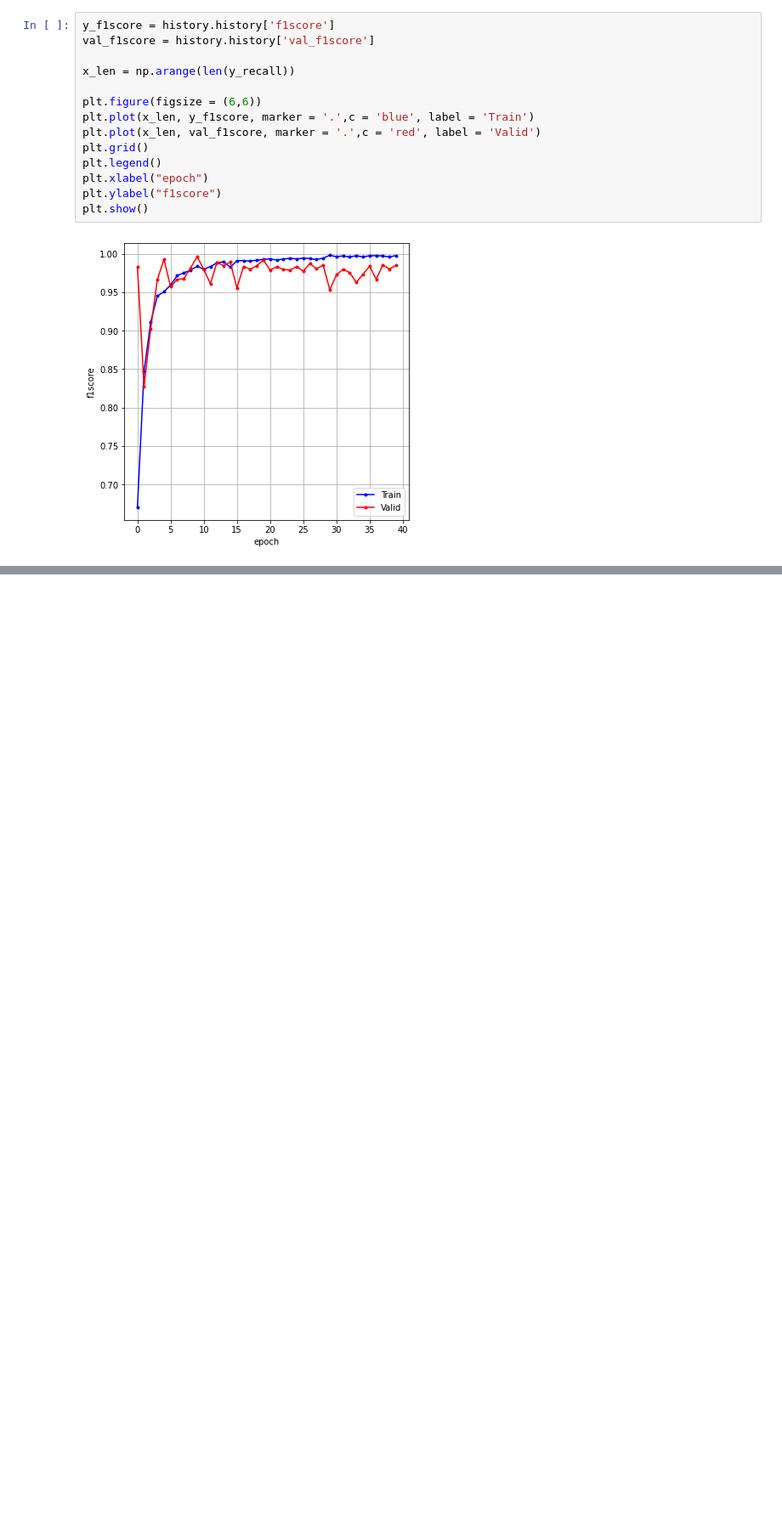
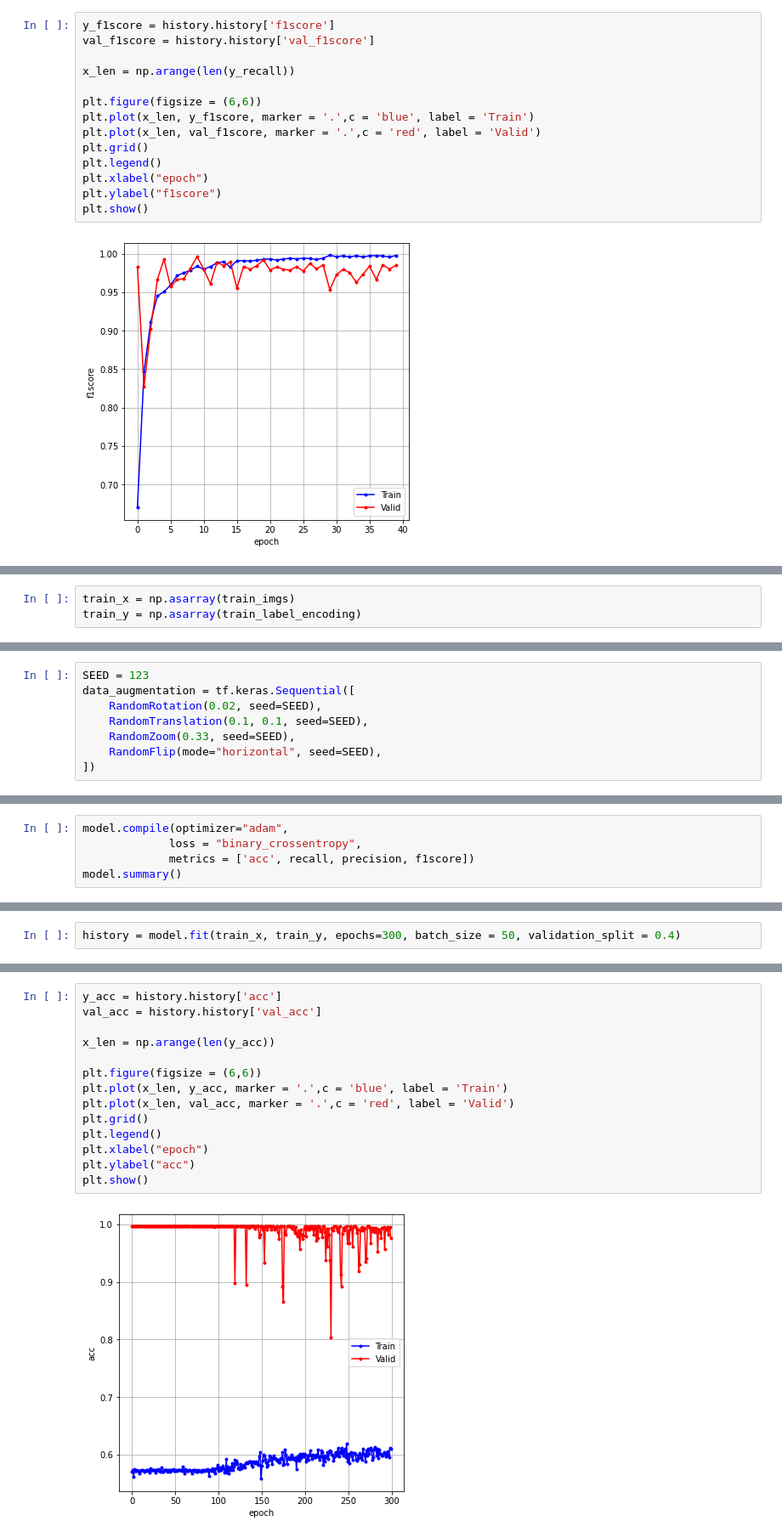
Before and after one commit to Kang812/CNN_Tutorial, a Jupyter notebook: Chest_X_Ray_Images_Classification.ipynb, the cells around one changed output, grey strips where cells are left out. Shown at 85% size. Drawn from its saved outputs; the diff is of its cells as text; blank space fills up the shorter version.

```diff
--- a/Chest_X_Ray_Images_Classification.ipynb
+++ b/Chest_X_Ray_Images_Classification.ipynb
@@ -608,0 +637,3 @@ model.save("/media/bgw2001/One Touch/study/Chest_X_Ray_Images/cnn_tutorial.h5")
+# %%
+train_x = np.asarray(train_imgs)
+train_y = np.asarray(train_label_encoding)
@@ -608,0 +676,8 @@ model.save("/media/bgw2001/One Touch/study/Chest_X_Ray_Images/cnn_tutorial.h5")
+# %%
+SEED = 123
+data_augmentation = tf.keras.Sequential([
+    RandomRotation(0.02, seed=SEED),
+    RandomTranslation(0.1, 0.1, seed=SEED),
+    RandomZoom(0.33, seed=SEED),
+    RandomFlip(mode="horizontal", seed=SEED),
+])
@@ -608,0 +782,5 @@ model.save("/media/bgw2001/One Touch/study/Chest_X_Ray_Images/cnn_tutorial.h5")
+# %%
+model.compile(optimizer="adam",
+             loss = "binary_crossentropy",
+             metrics = ['acc', recall, precision, f1score])
+model.summary()
@@ -608,0 +805,2 @@ model.save("/media/bgw2001/One Touch/study/Chest_X_Ray_Images/cnn_tutorial.h5")
+# %%
+history = model.fit(train_x, train_y, epochs=300, batch_size = 50, validation_split = 0.4)
@@ -608,0 +843,16 @@ model.save("/media/bgw2001/One Touch/study/Chest_X_Ray_Images/cnn_tutorial.h5")
+# %%
+y_acc = history.history['acc']
+val_acc = history.history['val_acc']
+
+x_len = np.arange(len(y_acc))
+
+plt.figure(figsize = (6,6))
+plt.plot(x_len, y_acc, marker = '.',c = 'blue', label = 'Train')
+plt.plot(x_len, val_acc, marker = '.',c = 'red', label = 'Valid')
+plt.grid()
+plt.legend()
+plt.xlabel("epoch")
+plt.ylabel("acc")
+plt.show()
+# %% [output]
+[figure, added]
```
Also changed, not shown: parts of 36 cells of this notebook, 5 other files.
